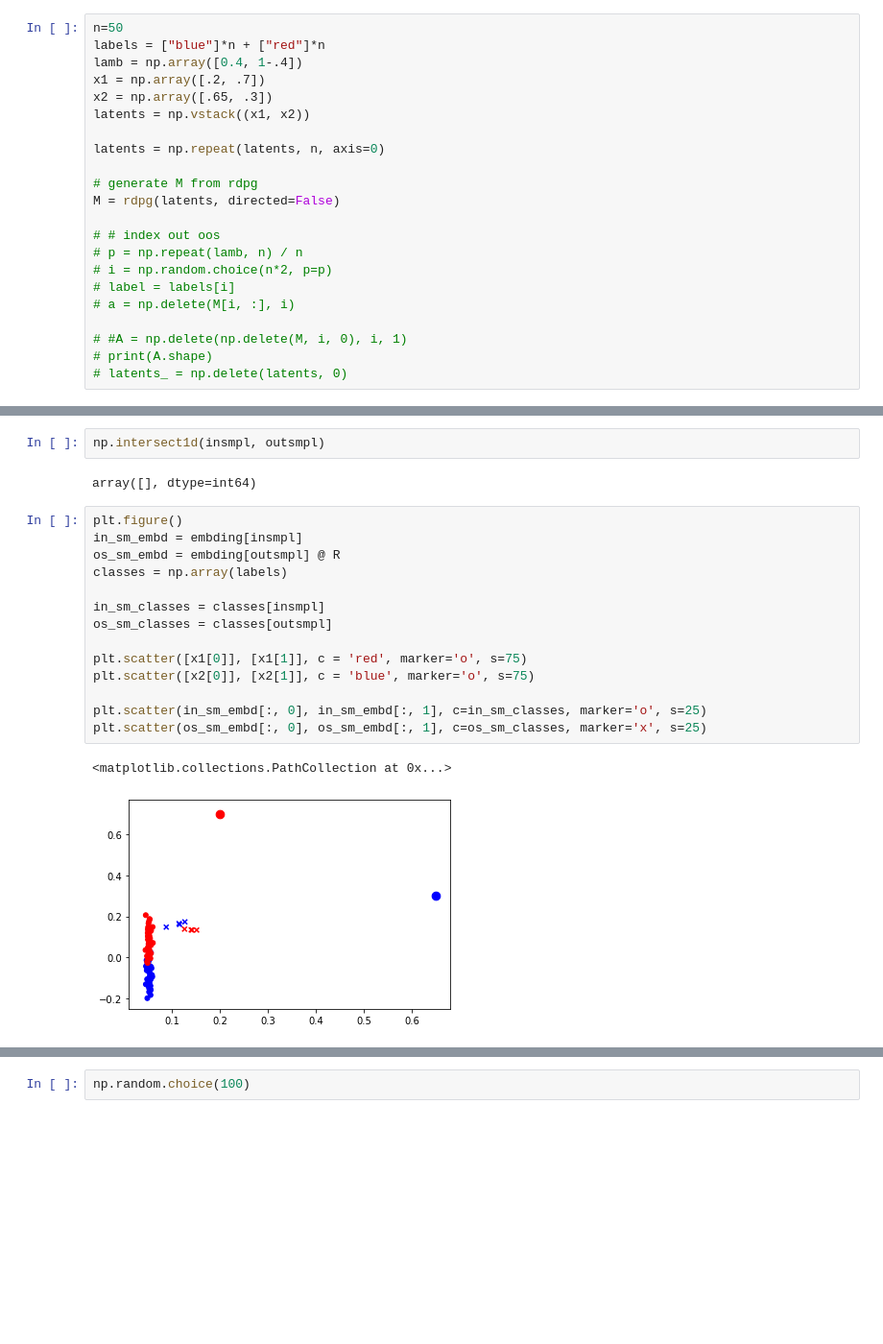
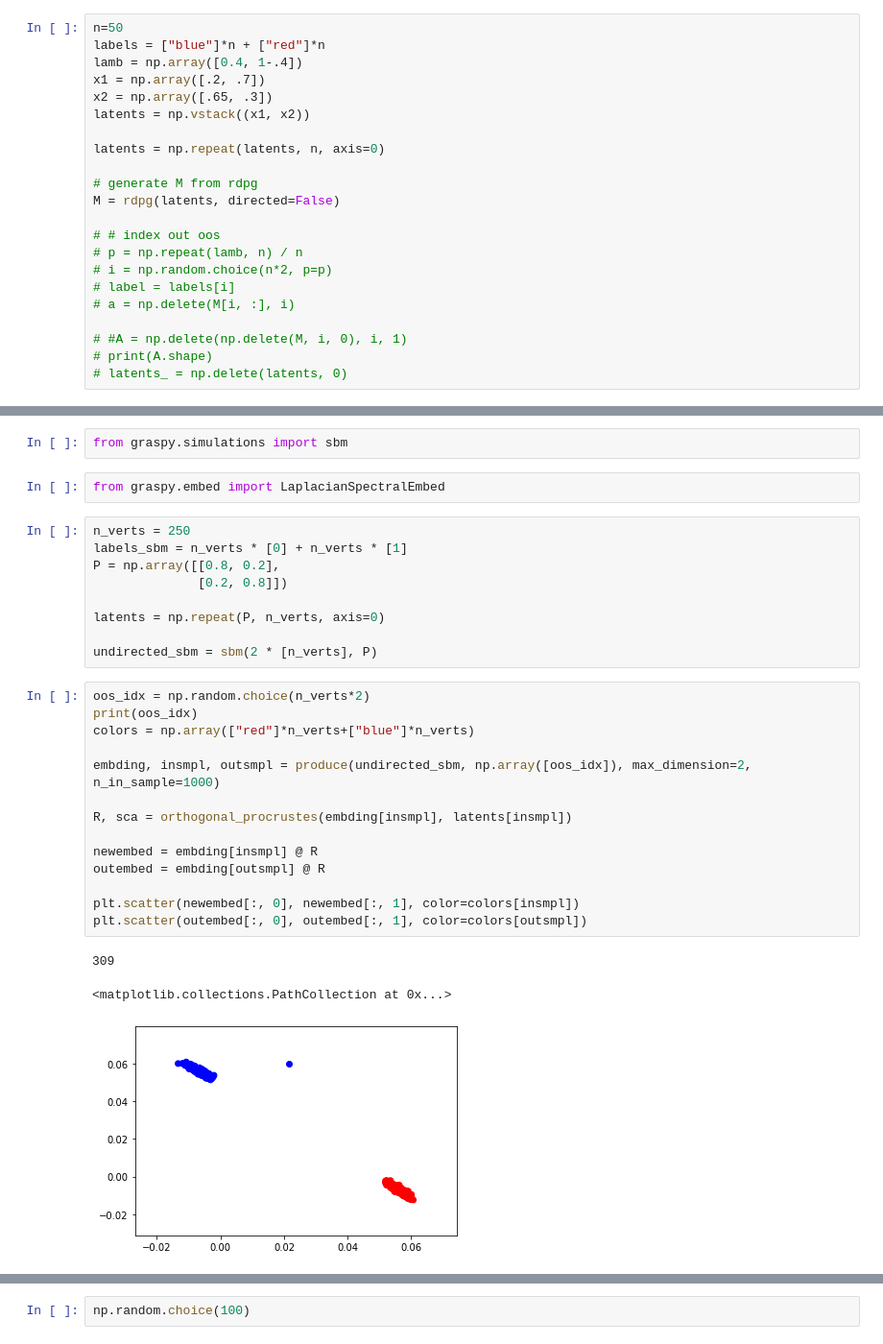
Before and after one commit to dtborders/archives, a Jupyter notebook: Paper Notes.ipynb, the cells around one changed output, grey strips where cells are left out. Shown: that part at 96% size. Drawn from its saved outputs; the diff is of its cells as text; blank space fills up the shorter version.

```diff
--- a/Paper Notes.ipynb
+++ b/Paper Notes.ipynb
@@ -317,21 +286,31 @@ array([[ 0.64797176,  0.76166436],
-# %%
-np.intersect1d(insmpl, outsmpl)
-# %% [output]
-array([], dtype=int64)
-# %%
-plt.figure()
-in_sm_embd = embding[insmpl]
-os_sm_embd = embding[outsmpl] @ R
-classes = np.array(labels)
-
-in_sm_classes = classes[insmpl]
-os_sm_classes = classes[outsmpl]
-
-plt.scatter([x1[0]], [x1[1]], c = 'red', marker='o', s=75)
-plt.scatter([x2[0]], [x2[1]], c = 'blue', marker='o', s=75)
-
-plt.scatter(in_sm_embd[:, 0], in_sm_embd[:, 1], c=in_sm_classes, marker='o', s=25)
-plt.scatter(os_sm_embd[:, 0], os_sm_embd[:, 1], c=os_sm_classes, marker='x', s=25)
-# %% [output]
-<matplotlib.collections.PathCollection at 0x...>
-[figure, removed]
+# %%
+from graspy.simulations import sbm
+# %%
+from graspy.embed import LaplacianSpectralEmbed
+# %%
+n_verts = 250
+labels_sbm = n_verts * [0] + n_verts * [1]
+P = np.array([[0.8, 0.2],
+              [0.2, 0.8]])
+
+latents = np.repeat(P, n_verts, axis=0)
+
+undirected_sbm = sbm(2 * [n_verts], P)
+# %%
+oos_idx = np.random.choice(n_verts*2)
+print(oos_idx)
+colors = np.array(["red"]*n_verts+["blue"]*n_verts)
+
+embding, insmpl, outsmpl = produce(undirected_sbm, np.array([oos_idx]), max_dimension=2, n_in_sample=1000)
+
+R, sca = orthogonal_procrustes(embding[insmpl], latents[insmpl])
+
+newembed = embding[insmpl] @ R
+outembed = embding[outsmpl] @ R
+
+plt.scatter(newembed[:, 0], newembed[:, 1], color=colors[insmpl])
+plt.scatter(outembed[:, 0], outembed[:, 1], color=colors[outsmpl])
+# %% [output]
+309
+<matplotlib.collections.PathCollection at 0x...>
+[figure, added]
```
Also changed, not shown: parts of 21 cells of this notebook.
